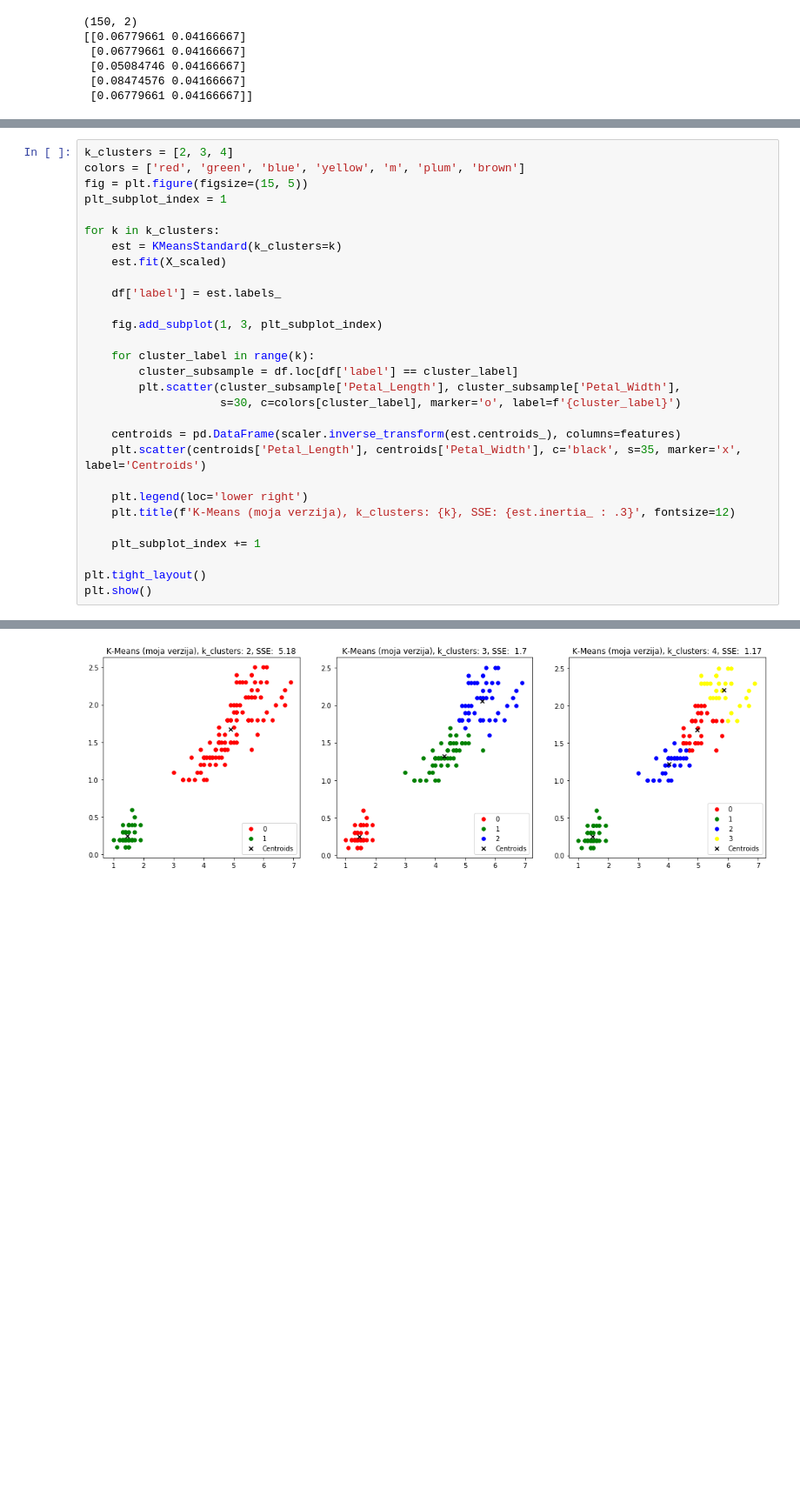
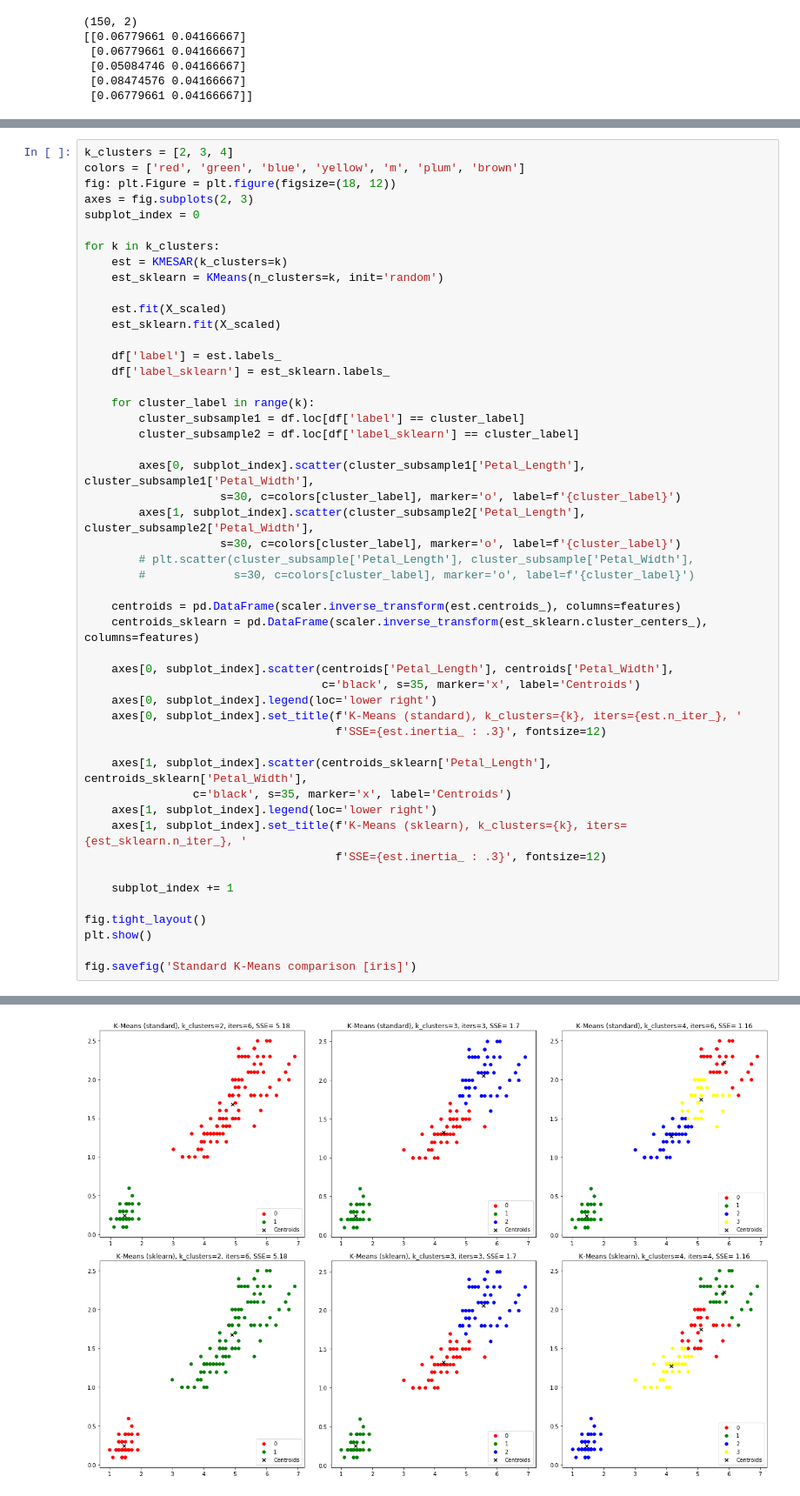
Before and after one commit to alexein777/K-MESA, a Jupyter notebook: test_clustering.ipynb, the cells around one changed output, grey strips where cells are left out. Shown at 87% size. Drawn from its saved outputs; the diff is of its cells as text; blank space fills up the shorter version.

```diff
--- a/test_clustering.ipynb
+++ b/test_clustering.ipynb
@@ -51,30 +109,50 @@ print(X_scaled_arr[:5, :])
 # %%
 k_clusters = [2, 3, 4]
 colors = ['red', 'green', 'blue', 'yellow', 'm', 'plum', 'brown']
-fig = plt.figure(figsize=(15, 5))
-plt_subplot_index = 1
+fig: plt.Figure = plt.figure(figsize=(18, 12))
+axes = fig.subplots(2, 3)
+subplot_index = 0
 
 for k in k_clusters:
-    est = KMeansStandard(k_clusters=k)
+    est = KMESAR(k_clusters=k)
+    est_sklearn = KMeans(n_clusters=k, init='random')
+
     est.fit(X_scaled)
+    est_sklearn.fit(X_scaled)
 
     df['label'] = est.labels_
-
-    fig.add_subplot(1, 3, plt_subplot_index)
+    df['label_sklearn'] = est_sklearn.labels_
 
     for cluster_label in range(k):
-        cluster_subsample = df.loc[df['label'] == cluster_label]
-        plt.scatter(cluster_subsample['Petal_Length'], cluster_subsample['Petal_Width'],
+        cluster_subsample1 = df.loc[df['label'] == cluster_label]
+        cluster_subsample2 = df.loc[df['label_sklearn'] == cluster_label]
+
+        axes[0, subplot_index].scatter(cluster_subsample1['Petal_Length'], cluster_subsample1['Petal_Width'],
                     s=30, c=colors[cluster_label], marker='o', label=f'{cluster_label}')
+        axes[1, subplot_index].scatter(cluster_subsample2['Petal_Length'], cluster_subsample2['Petal_Width'],
+                    s=30, c=colors[cluster_label], marker='o', label=f'{cluster_label}')
+        # plt.scatter(cluster_subsample['Petal_Length'], cluster_subsample['Petal_Width'],
+        #             s=30, c=colors[cluster_label], marker='o', label=f'{cluster_label}')
 
     centroids = pd.DataFrame(scaler.inverse_transform(est.centroids_), columns=features)
-    plt.scatter(centroids['Petal_Length'], centroids['Petal_Width'], c='black', s=35, marker='x', label='Centroids')
+    centroids_sklearn = pd.DataFrame(scaler.inverse_transform(est_sklearn.cluster_centers_), columns=features)
 
-    plt.legend(loc='lower right')
-    plt.title(f'K-Means (moja verzija), k_clusters: {k}, SSE: {est.inertia_ : .3}', fontsize=12)
+    axes[0, subplot_index].scatter(centroids['Petal_Length'], centroids['Petal_Width'],
+                                   c='black', s=35, marker='x', label='Centroids')
+    axes[0, subplot_index].legend(loc='lower right')
+    axes[0, subplot_index].set_title(f'K-Means (standard), k_clusters={k}, iters={est.n_iter_}, '
+                                     f'SSE={est.inertia_ : .3}', fontsize=12)
 
-    plt_subplot_index += 1
+    axes[1, subplot_index].scatter(centroids_sklearn['Petal_Length'], centroids_sklearn['Petal_Width'],
+                c='black', s=35, marker='x', label='Centroids')
+    axes[1, subplot_index].legend(loc='lower right')
+    axes[1, subplot_index].set_title(f'K-Means (sklearn), k_clusters={k}, iters={est_sklearn.n_iter_}, '
+                                     f'SSE={est.inertia_ : .3}', fontsize=12)
 
-plt.tight_layout()
+    subplot_index += 1
+
+fig.tight_layout()
 plt.show()
+
+fig.savefig('Standard K-Means comparison [iris]')
 # %% [output]
@@ -98 +159 @@ Reinitializing one centroid ...
-[figure, old version]
+[figure, new version]
```
Also changed, not shown: parts of 2 cells of this notebook, 2 other files.
